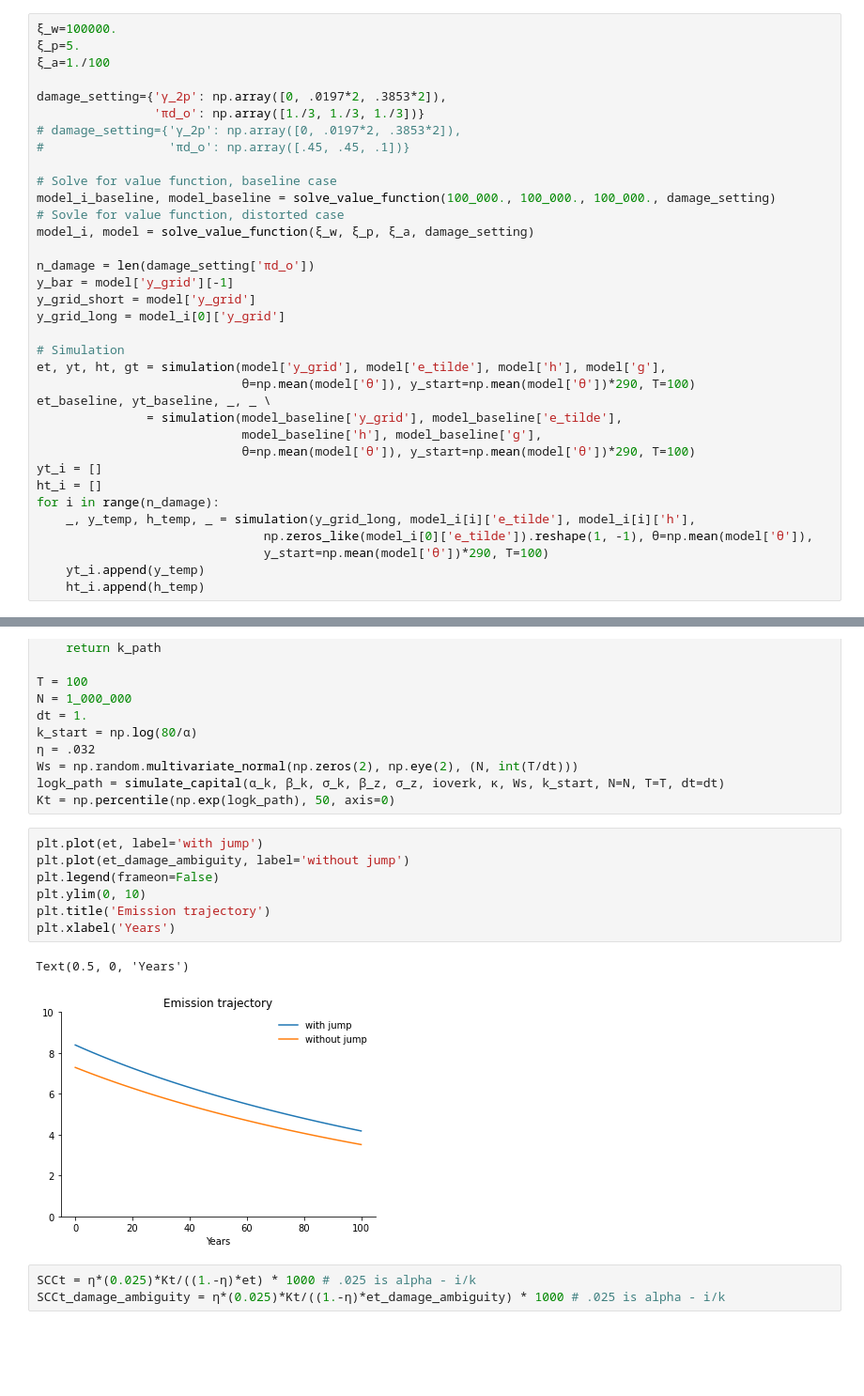
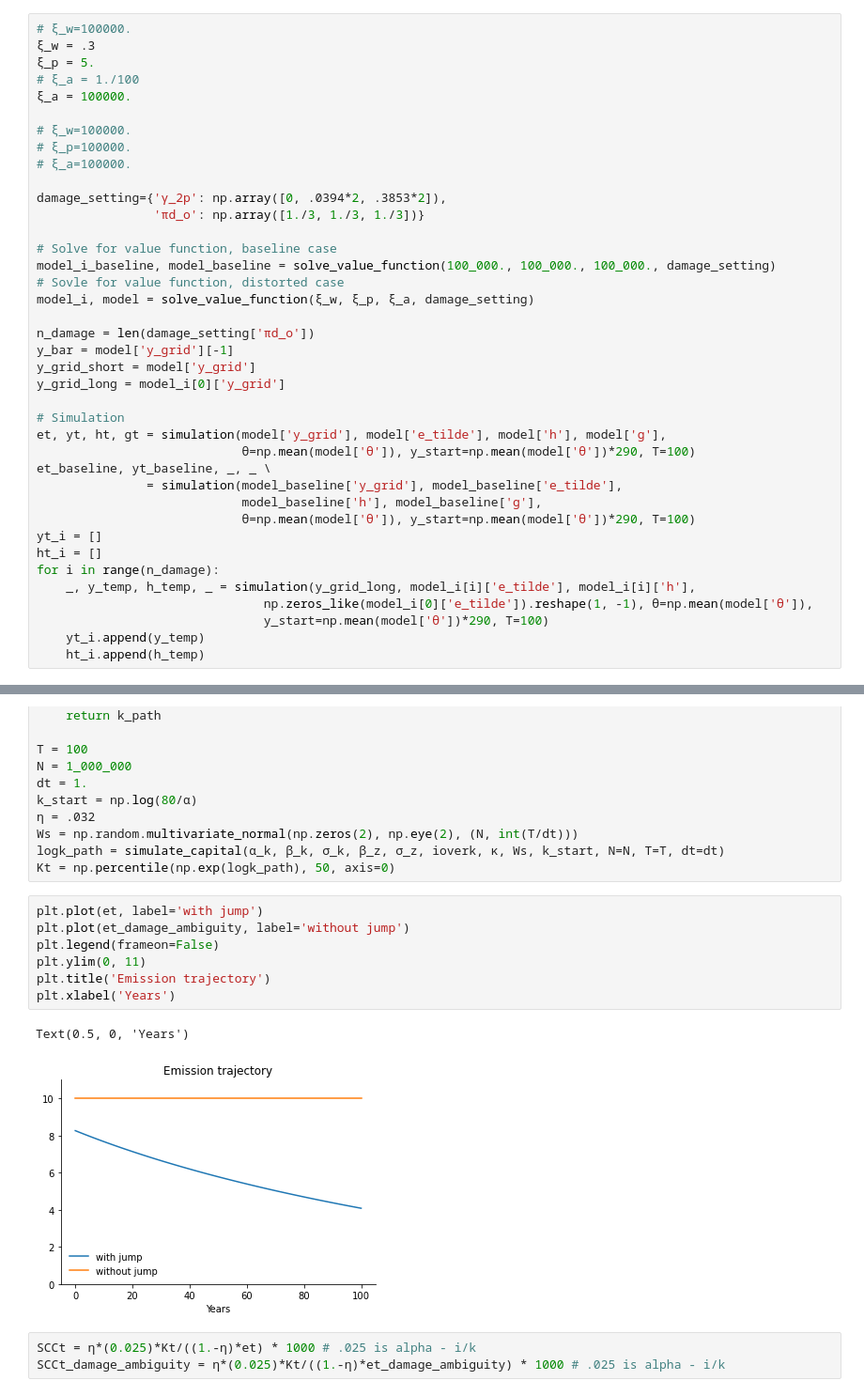
Before and after one commit to lphansen/ClimateUncertaintySpillover, a Jupyter notebook: notebook/plots_standardized_corrected.ipynb, the cells around one changed output, grey strips where cells are left out. Shown at 94% size. Drawn from its saved outputs; the diff is of its cells as text; blank space fills up the shorter version.

```diff
--- a/notebook/plots_standardized_corrected.ipynb
+++ b/notebook/plots_standardized_corrected.ipynb
@@ -14,14 +14,18 @@ import matplotlib as mpl
 mpl.rcParams['axes.spines.right'] = False
 mpl.rcParams['axes.spines.top'] = False
 # %%
-ξ_w=100000.
-ξ_p=5.
-ξ_a=1./100
+# ξ_w=100000.
+ξ_w = .3
+ξ_p = 5.
+# ξ_a = 1./100
+ξ_a = 100000.
 
-damage_setting={'γ_2p': np.array([0, .0197*2, .3853*2]),
+# ξ_w=100000.
+# ξ_p=100000.
+# ξ_a=100000.
+
+damage_setting={'γ_2p': np.array([0, .0394*2, .3853*2]),
                 'πd_o': np.array([1./3, 1./3, 1./3])}
-# damage_setting={'γ_2p': np.array([0, .0197*2, .3853*2]),
-#                 'πd_o': np.array([.45, .45, .1])}
 
 # Solve for value function, baseline case
 model_i_baseline, model_baseline = solve_value_function(100_000., 100_000., 100_000., damage_setting)
@@ -763,13 +732,13 @@ Kt = np.percentile(np.exp(logk_path), 50, axis=0)
 # %%
 plt.plot(et, label='with jump')
 plt.plot(et_damage_ambiguity, label='without jump')
 plt.legend(frameon=False)
-plt.ylim(0, 10)
+plt.ylim(0, 11)
 plt.title('Emission trajectory')
 plt.xlabel('Years')
 # %% [output]
 Text(0.5, 0, 'Years')
-[figure, old version]
+[figure, new version]
 # %%
 SCCt = η*(0.025)*Kt/((1.-η)*et) * 1000 # .025 is alpha - i/k
 SCCt_damage_ambiguity = η*(0.025)*Kt/((1.-η)*et_damage_ambiguity) * 1000 # .025 is alpha - i/k
```
Also changed, not shown: parts of 14 cells of this notebook, 23 other files.
